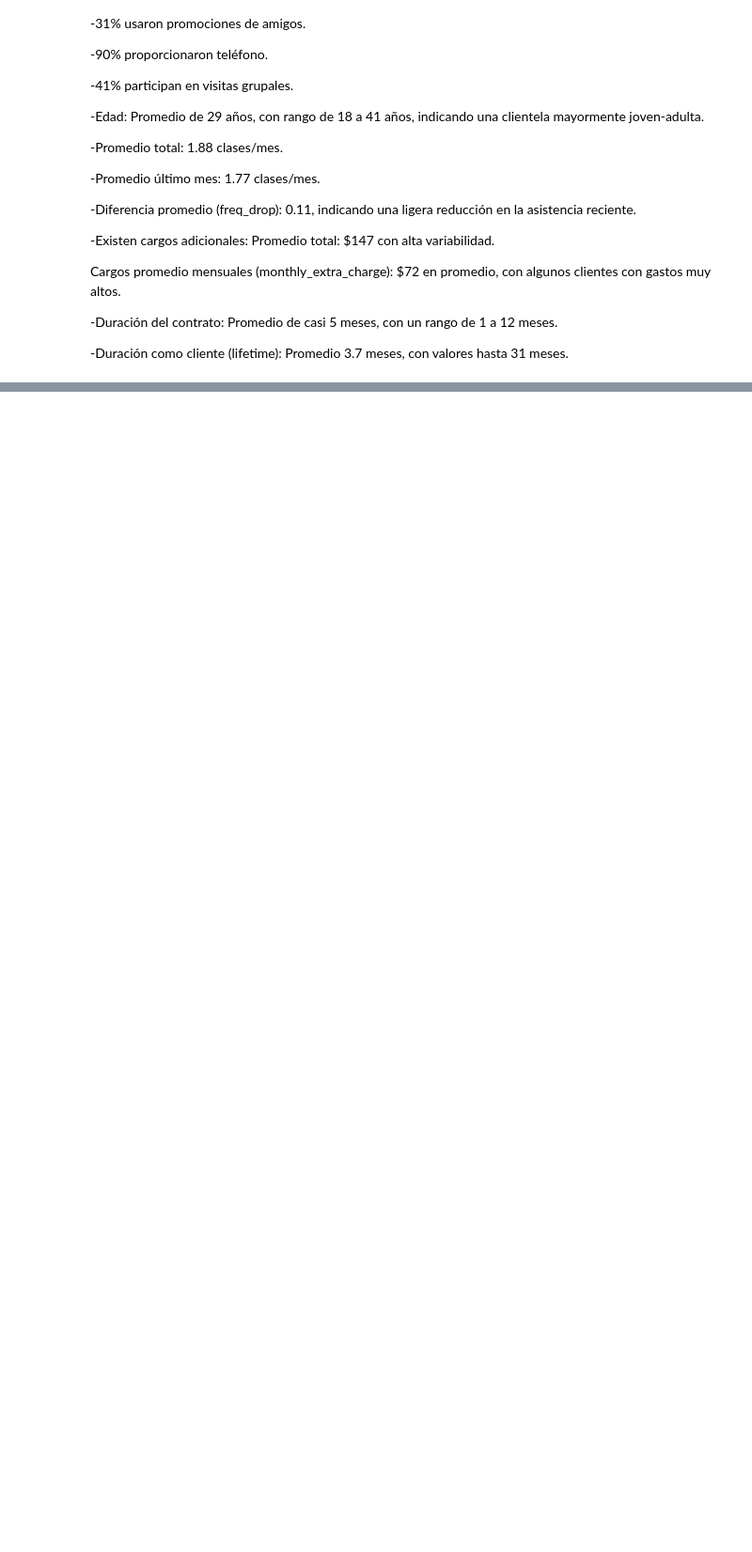
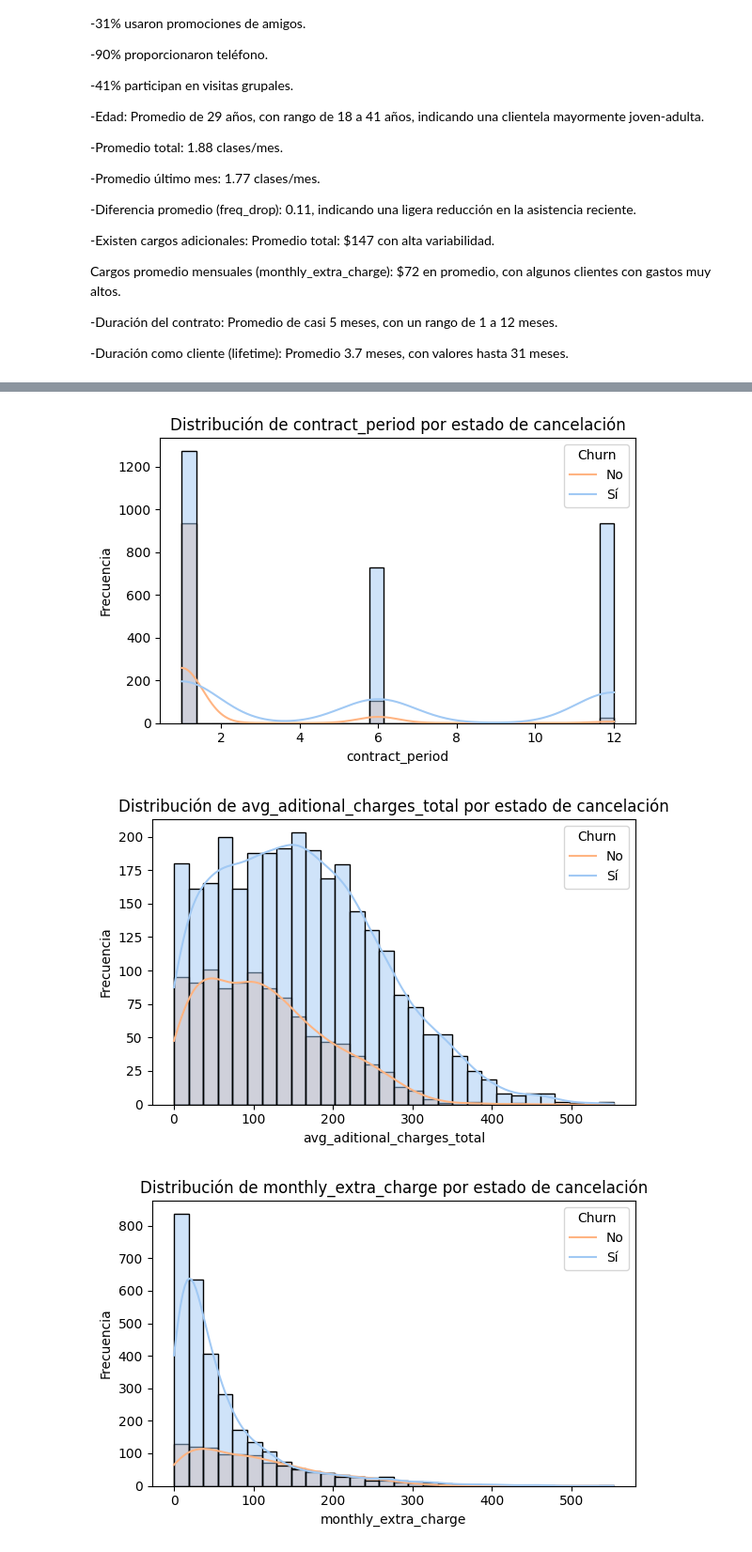
Before and after one commit to fttm-mdz/gym_churn, a Jupyter notebook: analisis/analisis_gym.ipynb, the cells around one changed output, grey strips where cells are left out. Shown at 94% size. Saved outputs shown, nothing was run; the diff lists cells and outputs as text; code cells hidden in the pictures; blank space fills up the shorter version.

```diff
--- a/analisis/analisis_gym.ipynb
+++ b/analisis/analisis_gym.ipynb
@@ -99,0 +110,25 @@ Cargos promedio mensuales (monthly_extra_charge): $72 en promedio, con algunos c
+# %%
+features = [
+    "contract_period",
+    "avg_aditional_charges_total",
+    "monthly_extra_charge",
+    "avg_class_freq_total",
+    "avg_class_freq_current_month",
+    "freq_drop",
+    "age",
+    "lifetime"
+]
+
+for feature in features:
+    plt.figure(figsize=(6, 4))
+    sns.histplot(data=df, x=feature, hue="churn", kde=True, bins=30, palette="pastel")
+    plt.title(f"Distribución de {feature} por estado de cancelación")
+    plt.xlabel(feature)
+    plt.ylabel("Frecuencia")
+    plt.legend(title="Churn", labels=["No", "Sí"])
+    plt.tight_layout()
+    plt.show()
+# %% [output]
+[figure, added]
+[figure, added]
+[figure, added]
```
Also changed, not shown: parts of 3 cells of this notebook.
